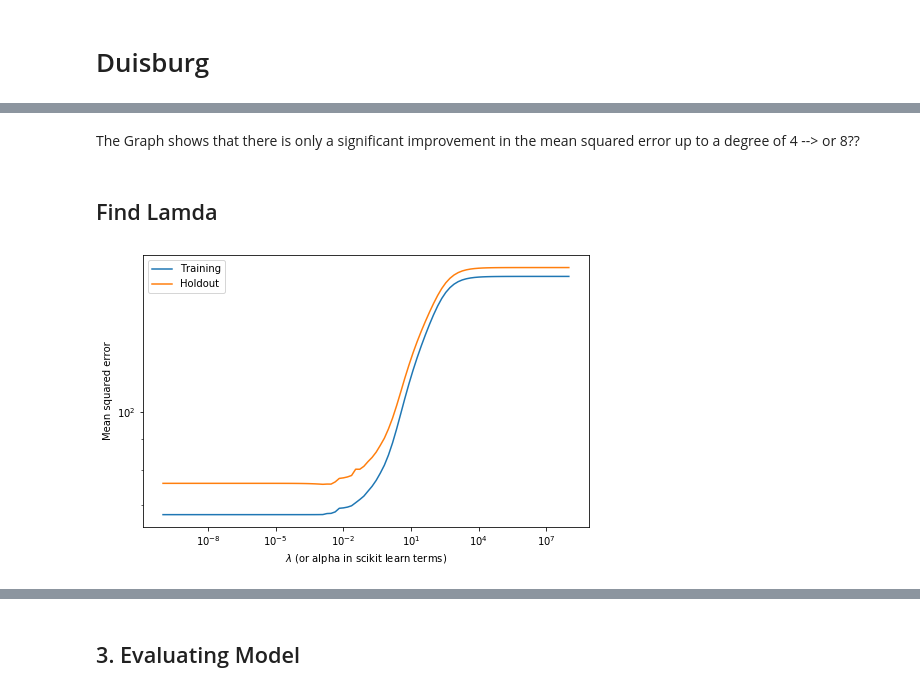
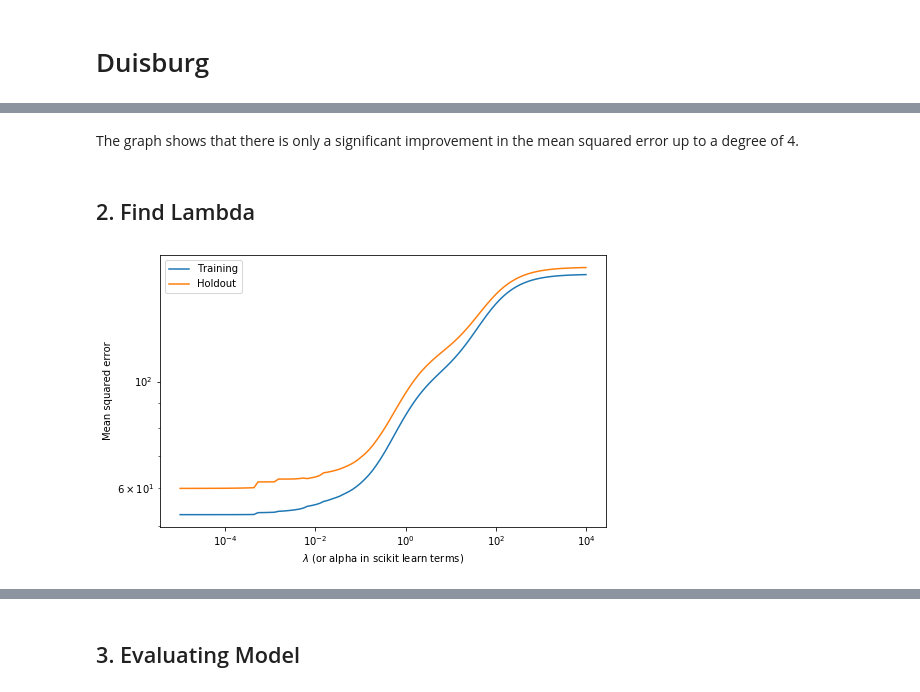
Before and after one commit to mogottsch/dsml_2020_magma, a Jupyter notebook: 3_predictive_analytics/Poly_Regression_Regularization.ipynb, the cells around one changed output, grey strips where cells are left out. Drawn from its saved outputs; the diff is of its cells as text; code cells hidden in the pictures.

```diff
--- a/3_predictive_analytics/Poly_Regression_Regularization.ipynb
+++ b/3_predictive_analytics/Poly_Regression_Regularization.ipynb
@@ -195,5 +210,5 @@ du = du.merge(duisburg_weather, left_index=True, right_index=True)
 # %%
-X_du = du[['temperature', 'hour', 'precipitation', 'dayofyear']]
+X_du = du[['temperature', 'hour', 'precipitation', 'is_weekday', 'week']]
 y_du = du['demand']
 
 X_train_du, X_test_du, y_train_du, y_test_du = train_test_split(X_du, y_du, test_size=0.3,random_state=34 )
@@ -209,8 +219,8 @@ iterating_over_degree(X_train_du,y_train_du,10)
 # %% [markdown]
-The Graph shows that there is only a significant improvement in the mean squared error up to a degree of 4 --> or 8??
+The graph shows that there is only a significant improvement in the mean squared error up to a degree of 4.
 # %% [markdown]
-## Find Lamda
+## 2. Find Lambda
 # %%
-iterating_over_lambda(X_train_du.values,y_train_du.values,8,-10, 8)
+iterating_over_lambda(X_train_du.values,y_train_du.values,4,-5, 4)
 # %% [output]
-[figure, old version]
+[figure, new version]
```
Also changed, not shown: parts of 20 cells of this notebook.
